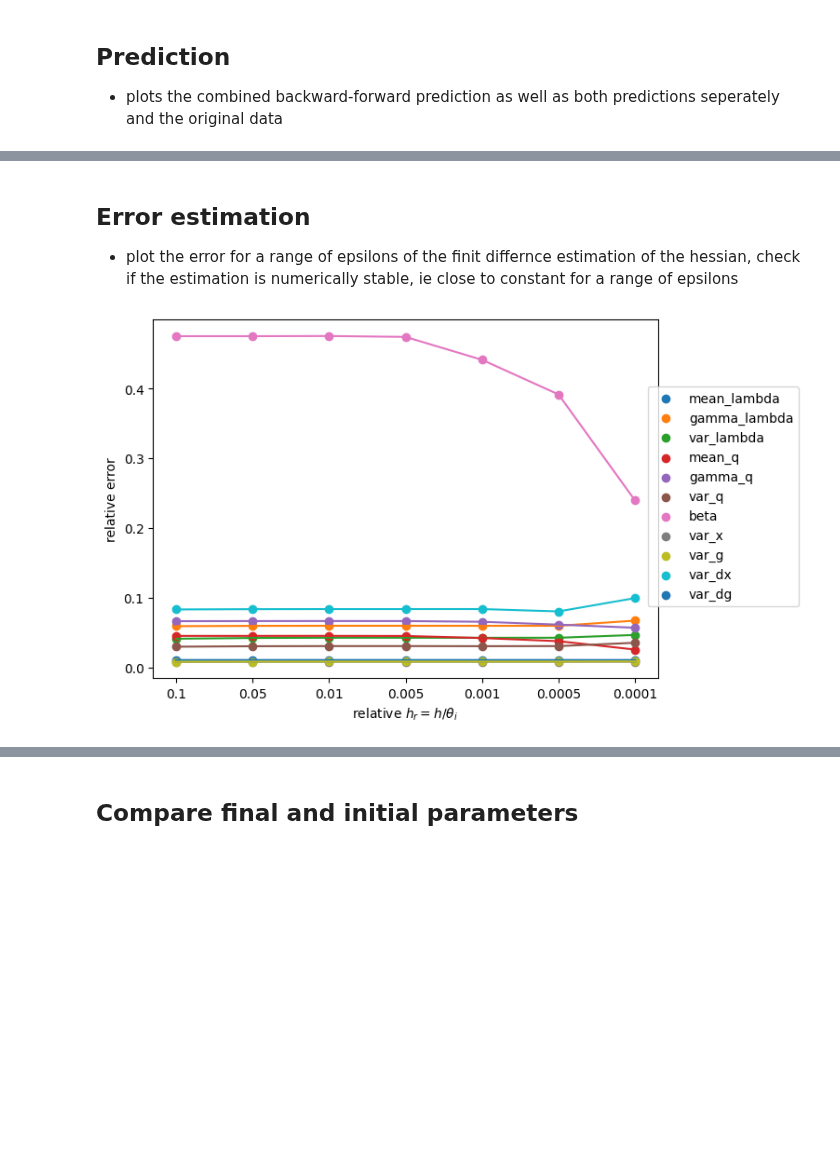
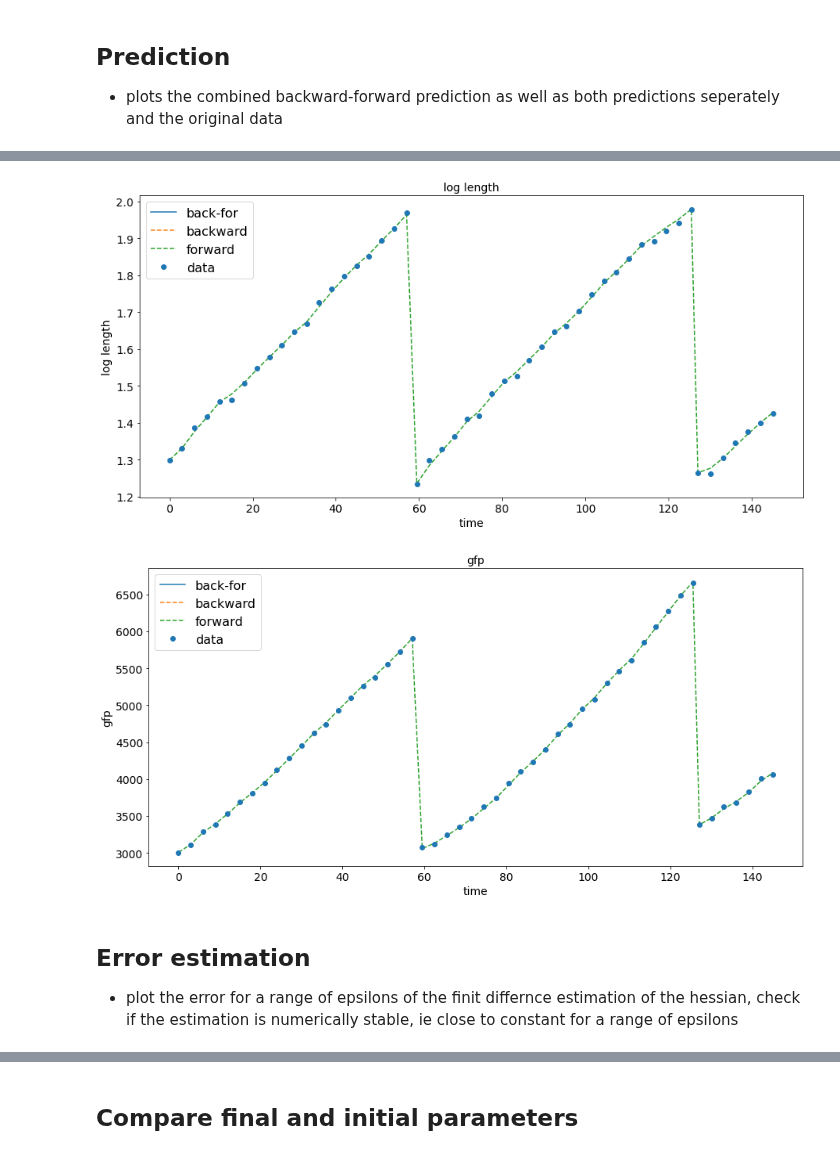
Before and after one commit to bjks/gfp_gaussian_process, a Jupyter notebook: notebooks/plot_ggp_run.ipynb, the cells around one changed output, grey strips where cells are left out. Cells and saved outputs as stored; diff of their text form; code cells hidden in the pictures; blank space fills up the shorter version.

```diff
--- a/notebooks/plot_ggp_run.ipynb
+++ b/notebooks/plot_ggp_run.ipynb
@@ -1,25 +0,0 @@
-# %%
-import numpy as np
-import pandas as pd
-import matplotlib.pyplot as plt
-from matplotlib.patches import Patch
-import matplotlib as mpl
-
-import os
-
-plt.rcParams["font.family"] = 'sans-serif'
-# plt.rcParams['font.sans-serif'] = ['CMU Sans Serif']
-plt.rcParams['mathtext.default'] = 'regular'
-params = {'text.usetex': False, 'mathtext.fontset': 'cm'}
-plt.rcParams.update(params)
-
-SMALL_SIZE = 14
-MEDIUM_SIZE = 16
-
-plt.rc('font', size=MEDIUM_SIZE)          # controls default text sizes
-plt.rc('axes', titlesize=SMALL_SIZE)     # fontsize of the axes title
-plt.rc('axes', labelsize=SMALL_SIZE)    # fontsize of the x and y labels
-plt.rc('xtick', labelsize=SMALL_SIZE)    # fontsize of the tick labels
-plt.rc('ytick', labelsize=SMALL_SIZE)    # fontsize of the tick labels
-plt.rc('legend', fontsize=MEDIUM_SIZE)    # legend fontsize
-plt.rc('figure', titlesize=MEDIUM_SIZE)  # fontsize of the figure title
@@ -73,11 +14,11 @@ paramter_settings = {'mean_lambda': 'bound',
                     'beta':'bound',
                     'var_x':'bound',
                     'var_g':'bound',
-                    'var_dx':'free',
-                    'var_dg':'free'}
+                    'var_dx':'bound',
+                    'var_dg':'bound'}
 
-directory = '../data/new_sim/new_sim_0'
-sample = 'new_sim_0'
+directory = '../data/new_sim/new_sim_11'
+sample = 'new_sim_11'
 
 filebase = default_filebase(directory, sample) # default
 save_plots = True
@@ -245,27 +56,16 @@ compare_predictios([prediction, backward_prediction, forward_prediction], ['back
+# %%
+########################################################################
+prediction = pd.read_csv(prediction_file, skiprows=13)
+backward_prediction = pd.read_csv(prediction_file_b, skiprows=13)
+forward_prediction = pd.read_csv(prediction_file_f, skiprows=13)
+
+data_slice = slice(0, 50)
+
+compare_predictions([prediction, backward_prediction, forward_prediction], ['back-for', 'backward', 'forward'], 'mean_x', prediction, 'log_length', data_slice, "log length", plot_file=plot_file)
+compare_predictions([prediction, backward_prediction, forward_prediction], ['back-for', 'backward', 'forward'], 'mean_g', prediction, 'fp',data_slice, "gfp", plot_file=plot_file)
+# %% [output]
+[figure, added]
+[figure, added]
 # %% [markdown]
 ## Error estimation
 - plot the error for a range of epsilons of the finit differnce estimation of the hessian, check if the estimation is numerically stable, ie close to constant for a range of epsilons
-# %%
-final_params = prediction = pd.read_csv(minimization_final_file, nrows=11)['final']
-errors = prediction = pd.read_csv(minimization_final_file, skiprows=14)
-
-def plot_errors(errors_df, final_params, plot_file):
-    mpl.style.use('default')
-    # mpl.style.use('seaborn')
-
-    fig, ax = plt.subplots(figsize=(7,5))
-    for i, para in enumerate(errors_df.columns[1:]):
-        ax.set_xlabel('relative $h_r= h / \\theta_i$ ')
-        ax.set_ylabel('relative error')
-
-        ax.scatter(errors_df['epsilon'].astype(str), errors_df[para]/final_params[i], label=para)
-        ax.plot(errors_df['epsilon'].astype(str), errors_df[para]/final_params[i])
-
-    fig.legend(bbox_to_anchor=[1, 0.5], loc=10)
-    if plot_file != None:
-        plt.savefig(plot_file + '_errors.pdf')
-    plt.show()
-
-plot_errors(errors, final_params, plot_file)
-# %% [output]
-[figure, removed]
```
Also changed, not shown: parts of 11 cells of this notebook, 9 other files.
